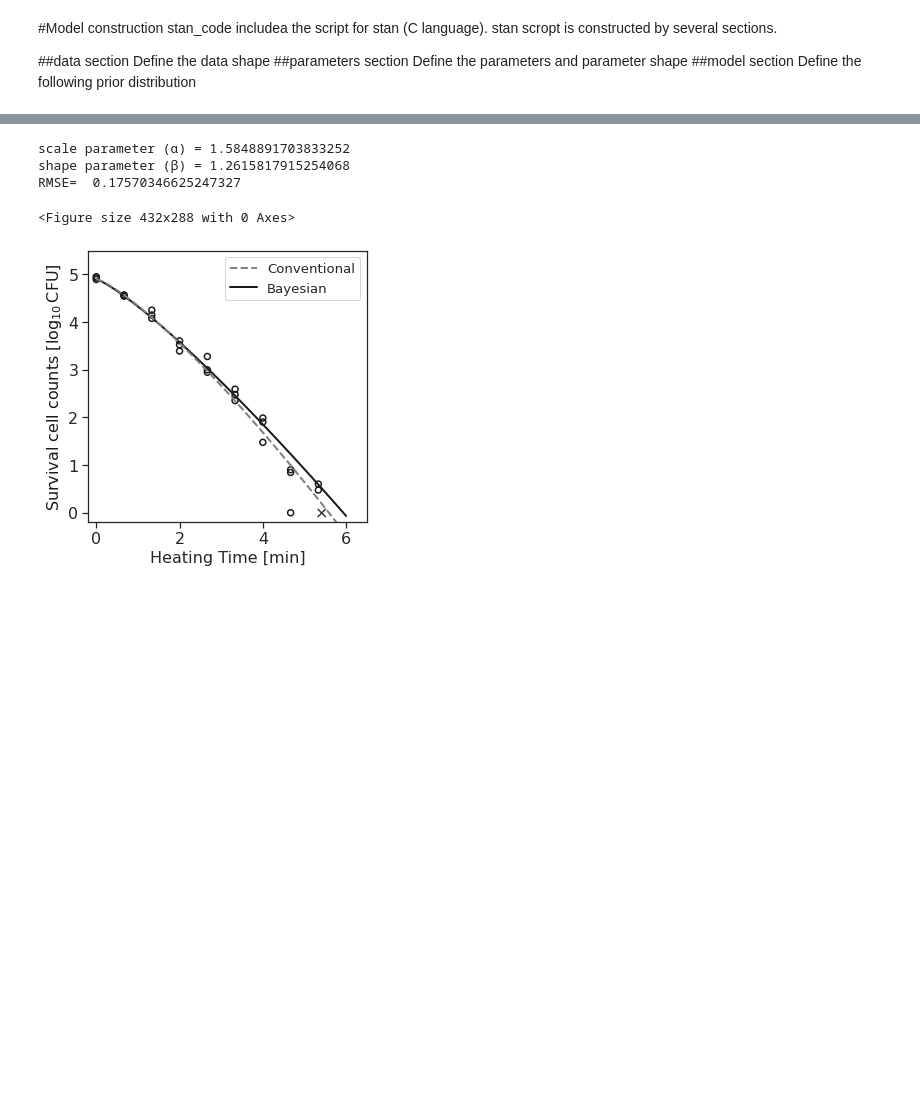
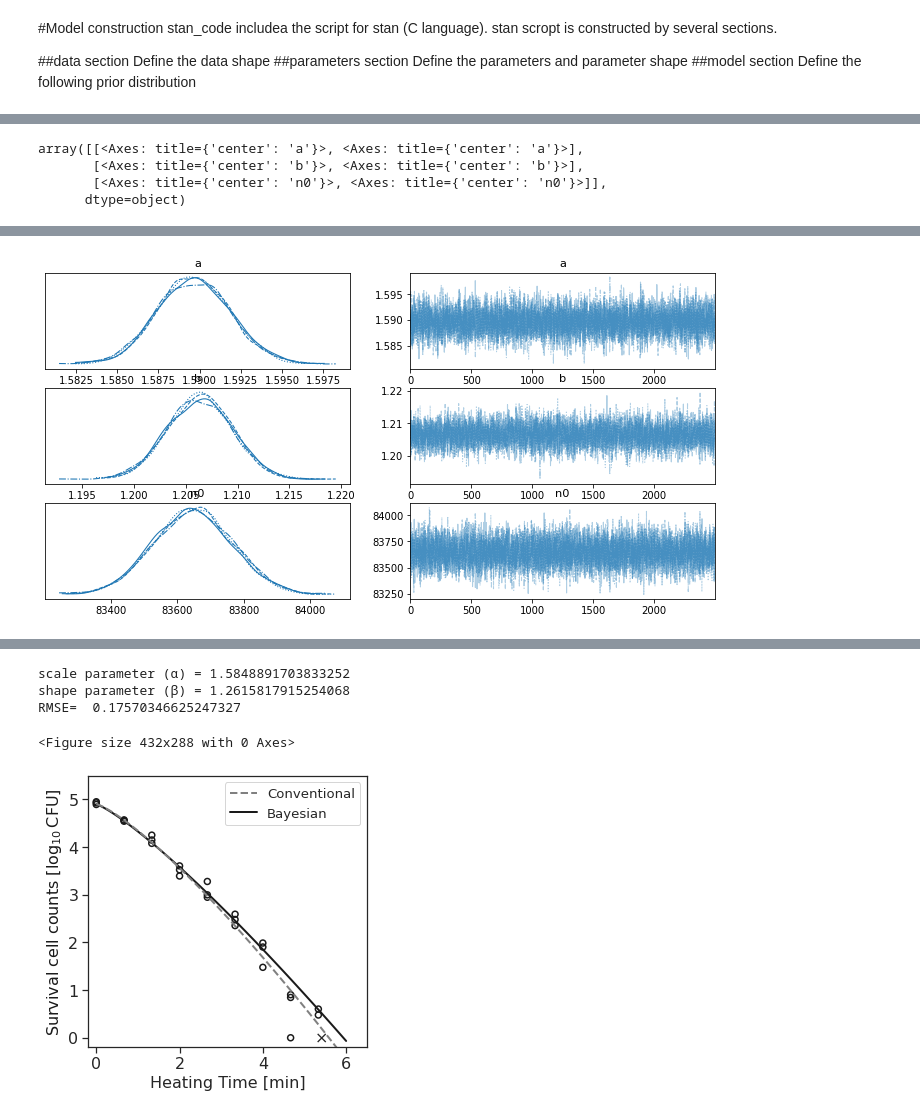
Before and after one commit to kento-koyama/bayesian_predictive_micro_ICPMF12, a Jupyter notebook: Workshop_(inactivation).ipynb, the cells around one changed output, grey strips where cells are left out. Drawn from its saved outputs; the diff is of its cells as text; code cells hidden in the pictures; blank space fills up the shorter version.

```diff
--- a/Workshop_(inactivation).ipynb
+++ b/Workshop_(inactivation).ipynb
@@ -106,0 +171,7 @@ fit_nuts = model.sampling(data = stan_data,iter=10000,chains=4,warmup=5000)
+# %%
+az.plot_trace(fit_nuts)
+# %% [output]
+array([[<Axes: title={'center': 'a'}>, <Axes: title={'center': 'a'}>],
+       [<Axes: title={'center': 'b'}>, <Axes: title={'center': 'b'}>],
+       [<Axes: title={'center': 'n0'}>, <Axes: title={'center': 'n0'}>]],
+      dtype=object)
@@ -107 +195,2 @@ fit_nuts = model.sampling(data = stan_data,iter=10000,chains=4,warmup=5000)
+[figure, added]
 # %%
```
Also changed, not shown: parts of 13 cells of this notebook.
